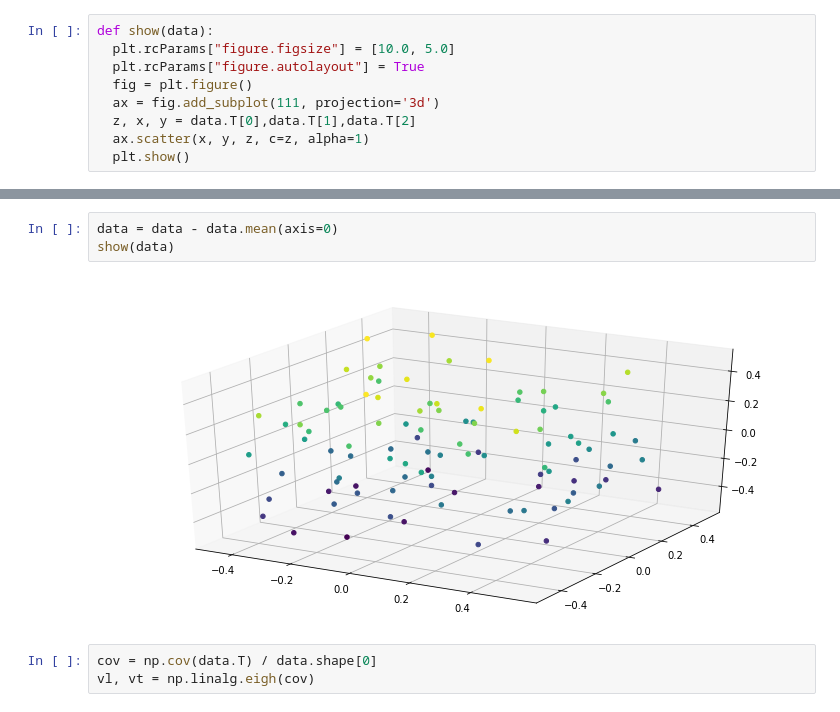
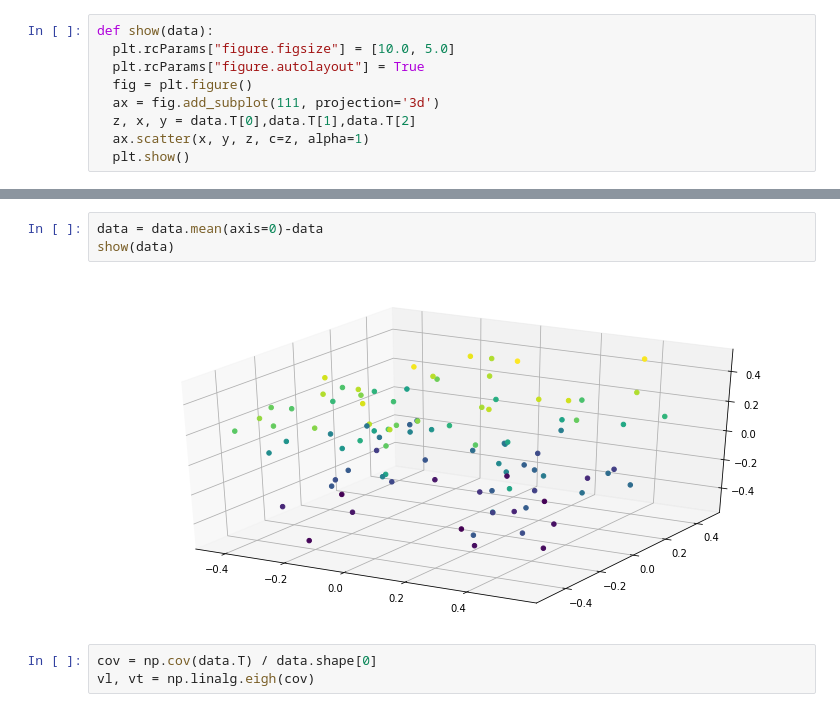
Before and after one commit to dtphuong2612/Machine_Learning_02, a Jupyter notebook: homework01.ipynb, the cells around one changed output, grey strips where cells are left out. Cells and saved outputs as stored; diff of their text form.

```diff
--- a/homework01.ipynb
+++ b/homework01.ipynb
@@ -30,8 +29,8 @@ array([0.51683201, 0.45636899, 0.48000847])
 # %%
-data = data - data.mean(axis=0)
+data = data.mean(axis=0)-data
 show(data)
 # %% [output]
-[figure, old version]
+[figure, new version]
 # %%
 cov = np.cov(data.T) / data.shape[0]
 vl, vt = np.linalg.eigh(cov)
```
Also changed, not shown: parts of 6 cells of this notebook.
